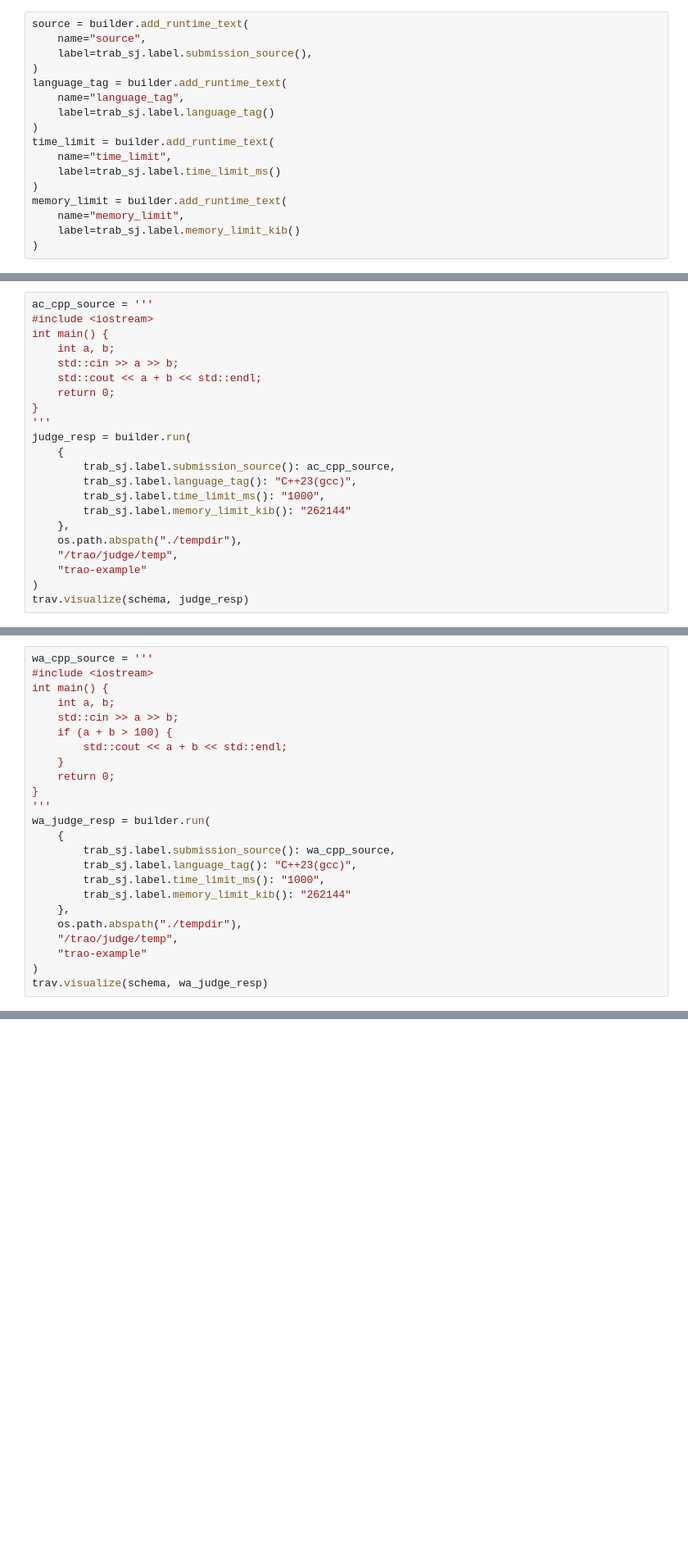
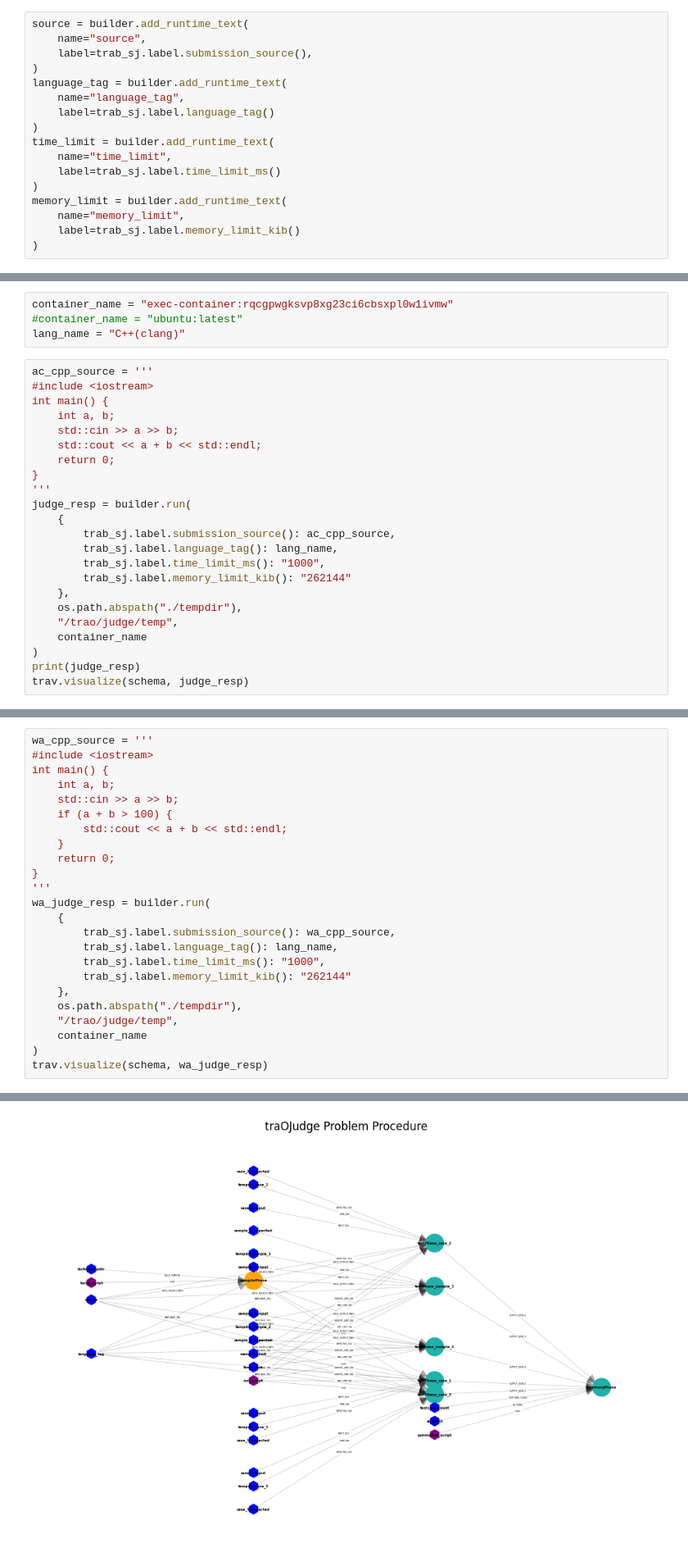
Before and after one commit to traP-jp/traO-Judge-judge, a Jupyter notebook: pylib/example/problems/addition/builder.ipynb, the cells around one changed output, grey strips where cells are left out. Shown: that part at 82% size. Cells and saved outputs as stored; diff of their text form; blank space fills up the shorter version.

```diff
--- a/pylib/example/problems/addition/builder.ipynb
+++ b/pylib/example/problems/addition/builder.ipynb
@@ -171,3 +176,7 @@ trav.visualize(schema)
+# %%
+container_name = "exec-container:rqcgpwgksvp8xg23ci6cbsxpl0w1ivmw"
+#container_name = "ubuntu:latest"
+lang_name = "C++(clang)"
 # %%
 ac_cpp_source = '''
 #include <iostream>
@@ -181,12 +190,13 @@ int main() {
 judge_resp = builder.run(
     {
         trab_sj.label.submission_source(): ac_cpp_source,
-        trab_sj.label.language_tag(): "C++23(gcc)",
+        trab_sj.label.language_tag(): lang_name,
         trab_sj.label.time_limit_ms(): "1000",
         trab_sj.label.memory_limit_kib(): "262144"
     },
     os.path.abspath("./tempdir"),
     "/trao/judge/temp",
-    "trao-example"
+    container_name
 )
+print(judge_resp)
 trav.visualize(schema, judge_resp)
@@ -205,12 +217,13 @@ int main() {
 wa_judge_resp = builder.run(
     {
         trab_sj.label.submission_source(): wa_cpp_source,
-        trab_sj.label.language_tag(): "C++23(gcc)",
+        trab_sj.label.language_tag(): lang_name,
         trab_sj.label.time_limit_ms(): "1000",
         trab_sj.label.memory_limit_kib(): "262144"
     },
     os.path.abspath("./tempdir"),
     "/trao/judge/temp",
-    "trao-example"
+    container_name
 )
 trav.visualize(schema, wa_judge_resp)
+# %% [output]
@@ -217,3 +234,4 @@ trav.visualize(schema, wa_judge_resp)
+[figure, added]
 # %%
 tle_cpp_source = '''
 #include <iostream>
```
Also changed, not shown: parts of 7 cells of this notebook, 5 other files.
